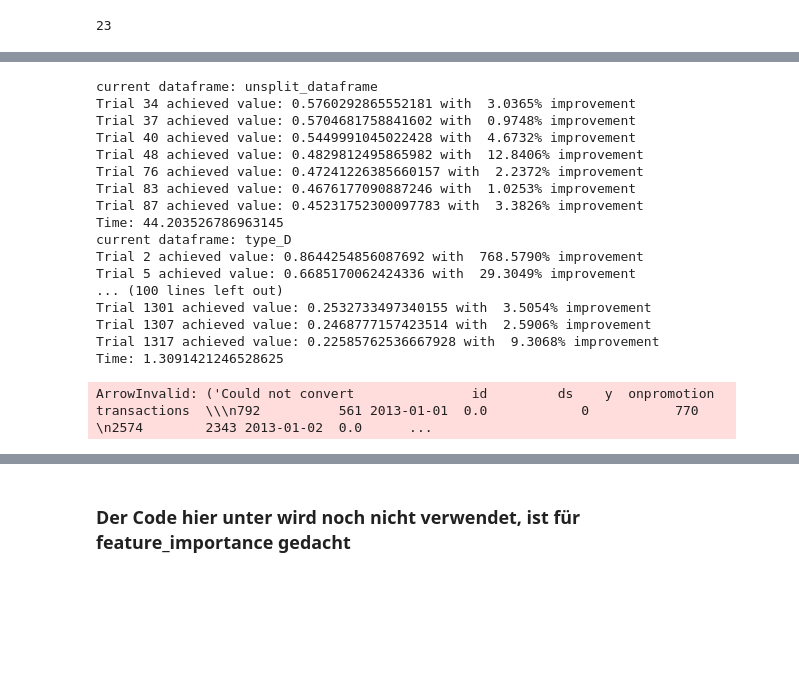
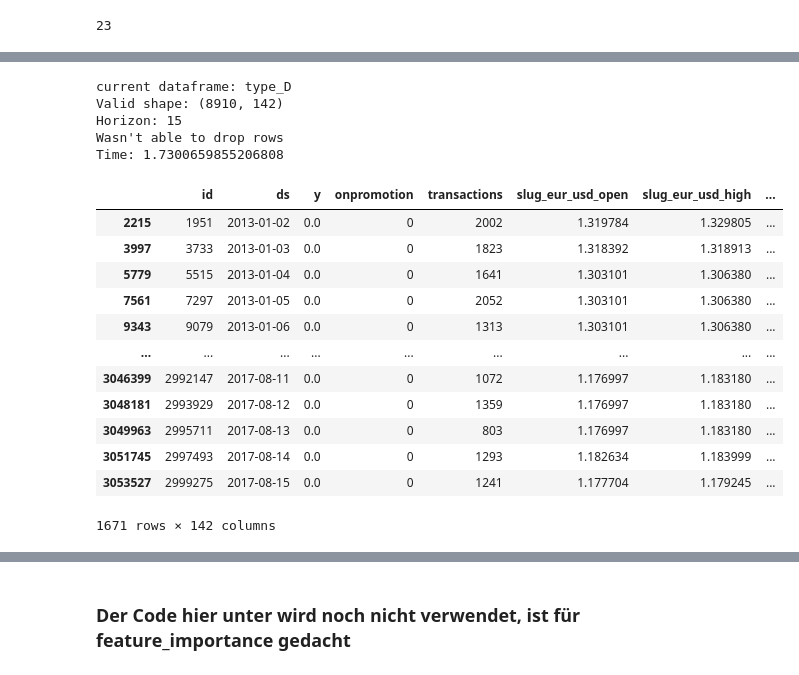
Before and after one commit to NadjaSchindler/ForecastingUniProject, a Jupyter notebook: code/forecasting_final.ipynb, the cells around one changed output, grey strips where cells are left out. Cells and saved outputs as stored; diff of their text form; code cells hidden in the pictures; blank space fills up the shorter version.

```diff
--- a/code/forecasting_final.ipynb
+++ b/code/forecasting_final.ipynb
@@ -1058,7 +1076,7 @@ def run_forecast(train, valid, h, config, model):
                     date_features=['week', 'month', 'dayofweek', 'dayofyear', is_saturday, month_start_or_end],
                     num_threads=8)
 
-    mlfc.fit(train)
+    mlfc.fit(train, max_horizon=h)
     prediction = mlfc.predict(h=h)
 
     merged_prediction = pd.merge(valid, prediction, on=["ds", "unique_id"], how="inner")
@@ -1117,7 +1135,7 @@ for key, dataframe in split_dataframe_dict.items():
     print("current dataframe: " + key)
     start = time()
 
-    dataframe.columns = [re.sub(r'\W+', '', col) for col in dataframe.columns]
+    dataframe.columns = [re sub(r'\W+', '', col) for col in dataframe.columns]
 
     splitting_date = "2017.08.01"
     train = dataframe[dataframe["ds"] < splitting_date]
@@ -1144,16 +1162,20 @@ for key, dataframe in split_dataframe_dict.items():
 
         return error
 
-    study = optuna.create_study(direction="minimize", storage="sqlite:///db.sqlite3", study_name=f"{model}_{key}", load_if_exists=True)
-    study.optimize(objective, n_trials=80, callbacks=[champion_callback])
+    study = optuna.create_study(direction="minimize", storage="sqlite:///C:/Users/felsp/Documents/Studium/Master/Forecasting/ForecastingUniProject/db.sqlite3",
+                                study_name=f"SUN_{model}_{key}", load_if_exists=True)
+    study.optimize(objective, n_trials=25, callbacks=[champion_callback])
 
     prediction = run_forecast(train, valid, h, study.best_params, model)
 
-    for unique_id in dataframe["unique_id"].unique():
-        if study.best_value < error_df[error_df["unique_id"] == unique_id]["msle"]:
-            filtered_rows = dataframe[dataframe["unique_id"] == unique_id]
-            best_predictions_df = best_predictions_df.drop(best_predictions_df[best_predictions_df["unique_id"] == unique_id].index)
-            best_predictions_df = pd.concat([best_predictions_df, filtered_rows])
+    for unique_id in prediction["unique_id"].unique():
+        if study.best_value < error_df[error_df["unique_id"] == unique_id]["msle"].iloc[0]:
+            filtered_rows = prediction[prediction["unique_id"] == unique_id]
+            try:
+                best_predictions_df = best_predictions_df.drop(best_predictions_df[best_predictions_df["unique_id"] == unique_id].index, axis=0)
+            except:
+                print("Wasn't able to drop rows")
+            best_predictions_df = pd.concat([best_predictions_df, filtered_rows], ignore_index=True)
 
             error_df.loc[error_df["unique_id"] == unique_id, "msle"] = study.best_value
             error_df.loc[error_df["unique_id"] == unique_id, "mse"] = mean_squared_error(prediction['y'], prediction[model])
@@ -1161,27 +1183,33 @@ for key, dataframe in split_dataframe_dict.items():
             error_df.loc[error_df["unique_id"] == unique_id, "r2"] = r2_score(prediction['y'], prediction[model])
             error_df.loc[error_df["unique_id"] == unique_id, "mape"] = mean_absolute_percentage_error(prediction['y'], prediction[model])
 
-            print(f"Time: {(time()-start)/60}")
+    print(f"Time: {(time()-start)/60}")
 
 
-best_predictions_df.to_parquet(f"../results/prediction_dfs/prediction_{model}_{datetime.strftime()}.parquet")
-error_df.to_parquet(f"../results/prediction_dfs/error_{model}_{datetime.strftime()}.parquet")
+current_datetime = datetime.now()
+formatted_datetime = current_datetime.strftime("%Y-%m-%d_%H-%M-%S")
+
+best_predictions_df.to_parquet(f"C:/Users/felsp/Documents/Studium/Master/Forecasting/ForecastingUniProject/results/prediction_dfs/prediction_{model}_{formatted_datetime}.parquet")
+error_df.to_parquet(f"C:/Users/felsp/Documents/Studium/Master/Forecasting/ForecastingUniProject/results/prediction_dfs/error_{model}_{formatted_datetime}.parquet")
 # %% [output]
-current dataframe: unsplit_dataframe
-Trial 34 achieved value: 0.5760292865552181 with  3.0365% improvement
-Trial 37 achieved value: 0.5704681758841602 with  0.9748% improvement
-Trial 40 achieved value: 0.5449991045022428 with  4.6732% improvement
-Trial 48 achieved value: 0.4829812495865982 with  12.8406% improvement
-Trial 76 achieved value: 0.47241226385660157 with  2.2372% improvement
-Trial 83 achieved value: 0.4676177090887246 with  1.0253% improvement
-Trial 87 achieved value: 0.45231752300097783 with  3.3826% improvement
-Time: 44.203526786963145
 current dataframe: type_D
-Trial 2 achieved value: 0.8644254856087692 with  768.5790% improvement
-Trial 5 achieved value: 0.6685170062424336 with  29.3049% improvement
-... (100 lines left out)
-Trial 1301 achieved value: 0.2532733497340155 with  3.5054% improvement
-Trial 1307 achieved value: 0.2468777157423514 with  2.5906% improvement
-Trial 1317 achieved value: 0.22585762536667928 with  9.3068% improvement
-Time: 1.3091421246528625
+Valid shape: (8910, 142)
+Horizon: 15
+Wasn't able to drop rows
+Time: 1.7300659855206808
-ArrowInvalid: ('Could not convert               id         ds    y  onpromotion  transactions  \\\n792          561 2013-01-01  0.0            0           770   \n2574        2343 2013-01-02  0.0      ...
+# %%
+display(filtered_rows)
+# %% [output]
+|  | id | ds | y | onpromotion | transactions | slug_eur_usd_open | slug_eur_usd_high | ... |
+| 2215 | 1951 | 2013-01-02 | 0.0 | 0 | 2002 | 1.319784 | 1.329805 | ... |
+| 3997 | 3733 | 2013-01-03 | 0.0 | 0 | 1823 | 1.318392 | 1.318913 | ... |
+| 5779 | 5515 | 2013-01-04 | 0.0 | 0 | 1641 | 1.303101 | 1.306380 | ... |
+| 7561 | 7297 | 2013-01-05 | 0.0 | 0 | 2052 | 1.303101 | 1.306380 | ... |
+| 9343 | 9079 | 2013-01-06 | 0.0 | 0 | 1313 | 1.303101 | 1.306380 | ... |
+| ... | ... | ... | ... | ... | ... | ... | ... | ... |
+| 3046399 | 2992147 | 2017-08-11 | 0.0 | 0 | 1072 | 1.176997 | 1.183180 | ... |
+| 3048181 | 2993929 | 2017-08-12 | 0.0 | 0 | 1359 | 1.176997 | 1.183180 | ... |
+| 3049963 | 2995711 | 2017-08-13 | 0.0 | 0 | 803 | 1.176997 | 1.183180 | ... |
+| 3051745 | 2997493 | 2017-08-14 | 0.0 | 0 | 1293 | 1.182634 | 1.183999 | ... |
+| 3053527 | 2999275 | 2017-08-15 | 0.0 | 0 | 1241 | 1.177704 | 1.179245 | ... |
+1671 rows × 142 columns
```
Also changed, not shown: parts of 4 cells of this notebook, 2 other files.
